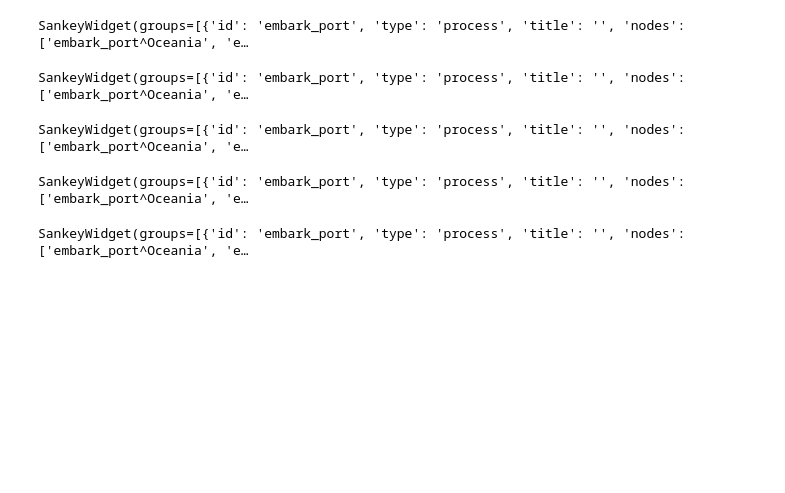
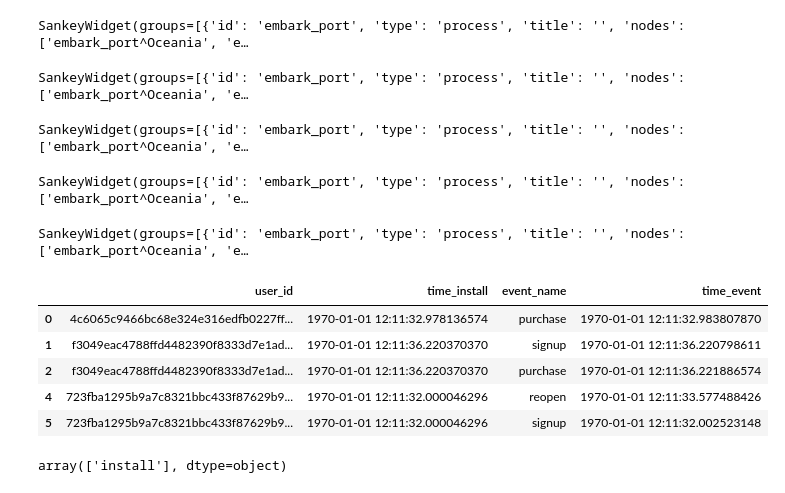
Before and after one commit to gsdavis1959/Python, a Jupyter notebook: SankeyTemplate.ipynb, the cells around one changed output. Saved outputs shown, nothing was run; the diff lists cells and outputs as text; code cells hidden in the pictures; blank space fills up the shorter version.

```diff
--- a/SankeyTemplate.ipynb
+++ b/SankeyTemplate.ipynb
@@ -194,3 +194,24 @@ sdd = SankeyDefinition(nodes, bundles, ordering)
 weave(sdd, flows, link_color=QuantitativeScale("value", palette='Blues_9')).to_widget()
 # %% [output]
 SankeyWidget(groups=[{'id': 'embark_port', 'type': 'process', 'title': '', 'nodes': ['embark_port^Oceania', 'e…
+# %%
+# Example 2
+import pandas as pd
+
+data = pd.read_csv('https://gist.githubusercontent.com/nicolasesnis/eb3b35545e97926ab53e0617c5e4b639/raw/824eddae70819003214b5d35a83d8cb885852666/raw.csv')[
+    ['user_id', 'time_install', 'event_name', 'time_event']]
+
+# Start with making sure that time_event and time_insrall are Pandas Datetime types:
+data['time_event'] = pd.to_datetime(data['time_event'], unit='s') # Unit = "s" is required here since the raw data format is unique timestamp. Remove this param if your data is already a datetime like data.
+data['time_install'] = pd.to_datetime(data['time_install'], unit='s')
+
+# Make sure that there's no event occurring before time_install
+data = data[data.time_event >= data.time_install]
+data.head()
+# %% [output]
+|  | user_id | time_install | event_name | time_event |
+| 0 | 4c6065c9466bc68e324e316edfb0227ff... | 1970-01-01 12:11:32.978136574 | purchase | 1970-01-01 12:11:32.983807870 |
+| 1 | f3049eac4788ffd4482390f8333d7e1ad... | 1970-01-01 12:11:36.220370370 | signup | 1970-01-01 12:11:36.220798611 |
+| 2 | f3049eac4788ffd4482390f8333d7e1ad... | 1970-01-01 12:11:36.220370370 | purchase | 1970-01-01 12:11:36.221886574 |
+| 4 | 723fba1295b9a7c8321bbc433f87629b9... | 1970-01-01 12:11:32.000046296 | reopen | 1970-01-01 12:11:33.577488426 |
+| 5 | 723fba1295b9a7c8321bbc433f87629b9... | 1970-01-01 12:11:32.000046296 | signup | 1970-01-01 12:11:32.002523148 |
@@ -196,0 +256,45 @@ SankeyWidget(groups=[{'id': 'embark_port', 'type': 'process', 'title': '', 'node
+# %%
+# b) Group by user_id
+grouped = data.groupby('user_id')
+
+# c) Define a ranking function based on time_event, using the method = 'first' param to ensure no events have the same rank
+
+def rank(x): return x['time_event'].rank(method='first').astype(int)
+
+# d) Apply the ranking function to the data DF into a new "rank_event" column
+data["rank_event"] = grouped.apply(rank).reset_index(0, drop=True)
+
+# Add, each row, the information about the next_event
+
+# a) Regroup by user_id
+grouped = data.groupby('user_id')
+
+# b) The shift function allows to access the next row's data. Here, we'll want the event name
+
+def get_next_event(x): return x['event_name'].shift(-1)
+
+# c) Apply the function into a new "next_event" column
+data["next_event"] = grouped.apply(
+    lambda x: get_next_event(x)).reset_index(0, drop=True)
+
+# Likewise, we can compute time from each event to its next event:
+
+# a) Regroup by user_id
+grouped = data.groupby('user_id')
+
+# b) We make use one more time of the shift function:
+
+def get_time_diff(
+    x): return x['time_event'].shift(-1) - x['time_event']
+
+# c) Apply the function to the data DF into a new "time_to_next" column
+data["time_to_next"] = grouped.apply(
+    lambda x: get_time_diff(x)).reset_index(0, drop=True)
+
+# Here we'll plot the journey up to the 10th action. This can be achieved by filtering the dataframe based on the rank_event column that we computed:
+data = data[data.rank_event < 10]
+
+# Check that you have only installs at rank 1:
+data[data['rank_event'] == 1].event_name.unique()
+# %% [output]
+array(['install'], dtype=object)
```
Also changed, not shown: parts of 6 cells of this notebook.
